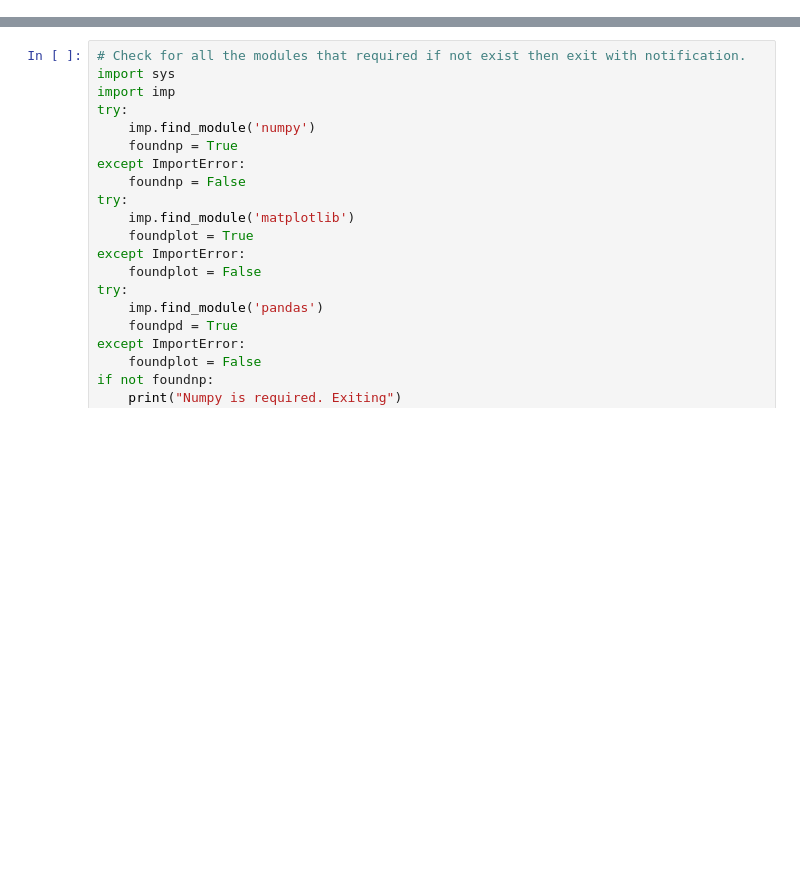
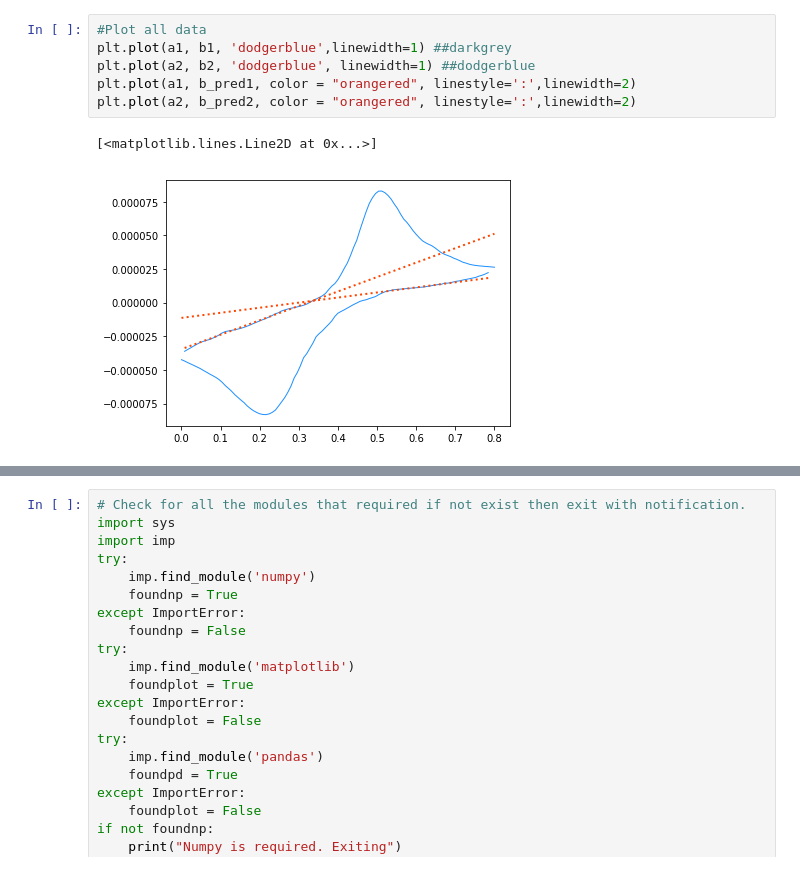
Before and after one commit to sabiharustam/voltcycle, a Jupyter notebook: VoltCycle/trial.ipynb, the cells around one changed output, grey strips where cells are left out. Saved outputs shown, nothing was run; the diff lists cells and outputs as text; blank space fills up the shorter version.

```diff
--- a/VoltCycle/trial.ipynb
+++ b/VoltCycle/trial.ipynb
@@ -9,0 +176,9 @@ import glob
+# %%
+#Plot all data
+plt.plot(a1, b1, 'dodgerblue',linewidth=1) ##darkgrey
+plt.plot(a2, b2, 'dodgerblue', linewidth=1) ##dodgerblue
+plt.plot(a1, b_pred1, color = "orangered", linestyle=':',linewidth=2)
+plt.plot(a2, b_pred2, color = "orangered", linestyle=':',linewidth=2)
+# %% [output]
+[<matplotlib.lines.Line2D at 0x...>]
+[figure, added]
```
Also changed, not shown: parts of 29 cells of this notebook, 6 other files.
